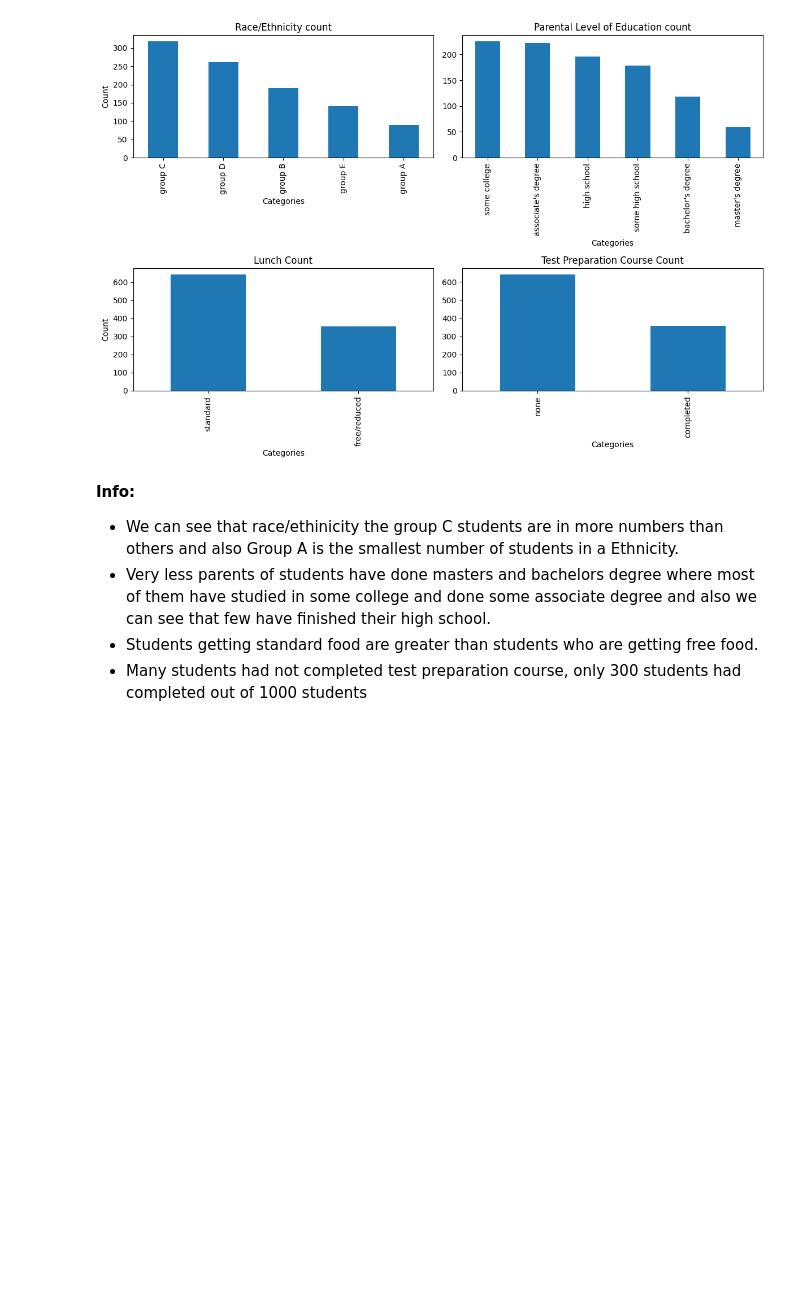
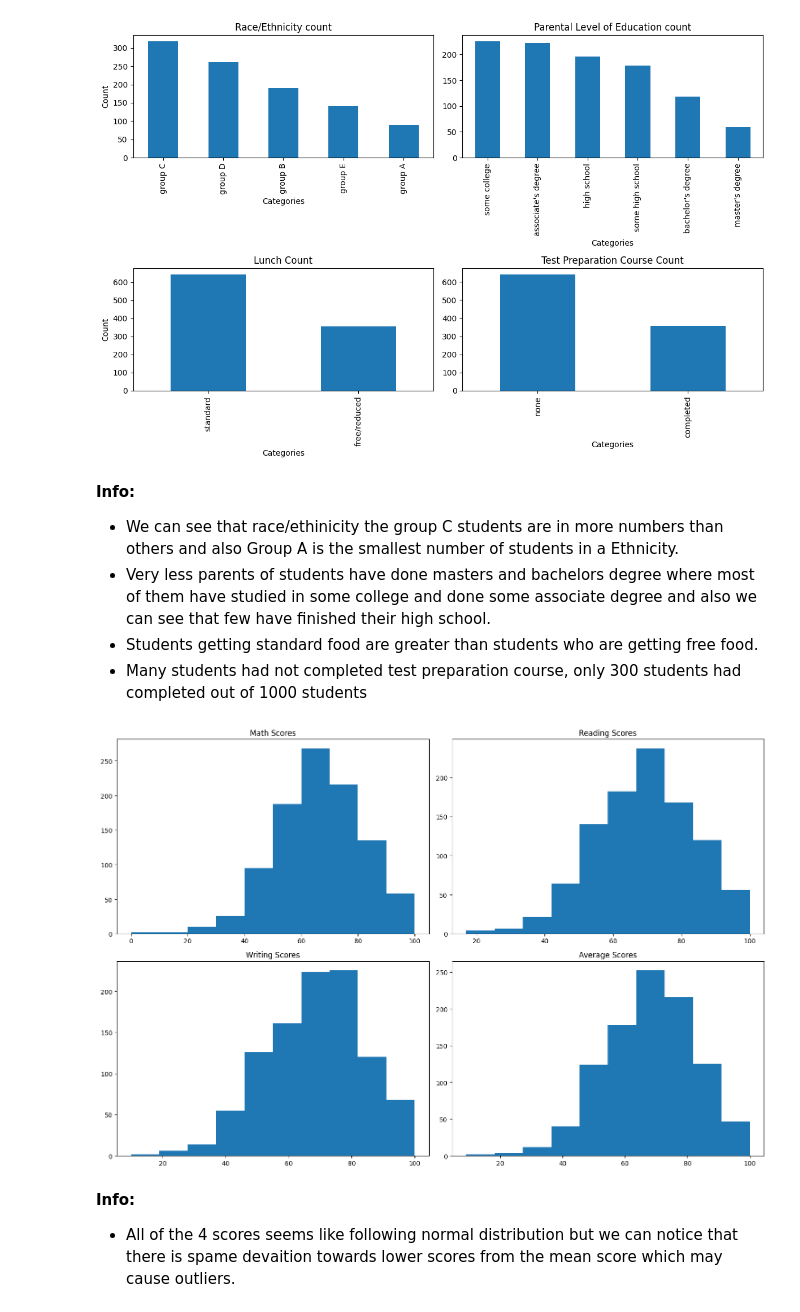
Before and after one commit to PervejHosen/DS_Projects, a Jupyter notebook: Project_03_Univariate_Bivariate_Multivariate_Hypothesis.ipynb, the cells around one changed output. Saved outputs shown, nothing was run; the diff lists cells and outputs as text; code cells hidden in the pictures; blank space fills up the shorter version.

```diff
--- a/Project_03_Univariate_Bivariate_Multivariate_Hypothesis.ipynb
+++ b/Project_03_Univariate_Bivariate_Multivariate_Hypothesis.ipynb
@@ -157,3 +157,31 @@ plt.show()
 * Very less parents of students have done masters and bachelors degree where most of them have studied in some college and done some associate degree and also we can see that few have finished their high school.
 * Students getting standard food are greater than students who are getting free food.
 * Many students had not completed test preparation course, only 300 students had completed out of 1000 students
+# %%
+# Create 3x2 subplot grid
+fig, axs = plt.subplots(2,2, figsize=(15, 10))
+
+# Math histogram
+axs[0,0].hist(df['math_score'])
+axs[0,0].set_title('Math Scores')
+
+# Reading histogram
+axs[0,1].hist(df['reading_score'])
+axs[0,1].set_title('Reading Scores')
+
+# Writing histogram
+axs[1,0].hist(df['writing_score'])
+axs[1,0].set_title('Writing Scores')
+
+# Average histogram
+axs[1,1].hist(df['average_score'])
+axs[1,1].set_title('Average Scores')
+
+# Tighten layout and show plot
+fig.tight_layout()
+plt.show()
+# %% [output]
+[figure, added]
+# %% [markdown]
+**Info:**
+* All of the 4 scores seems like following normal distribution but we can notice that there is spame devaition towards lower scores from the mean score which may cause outliers.
```
